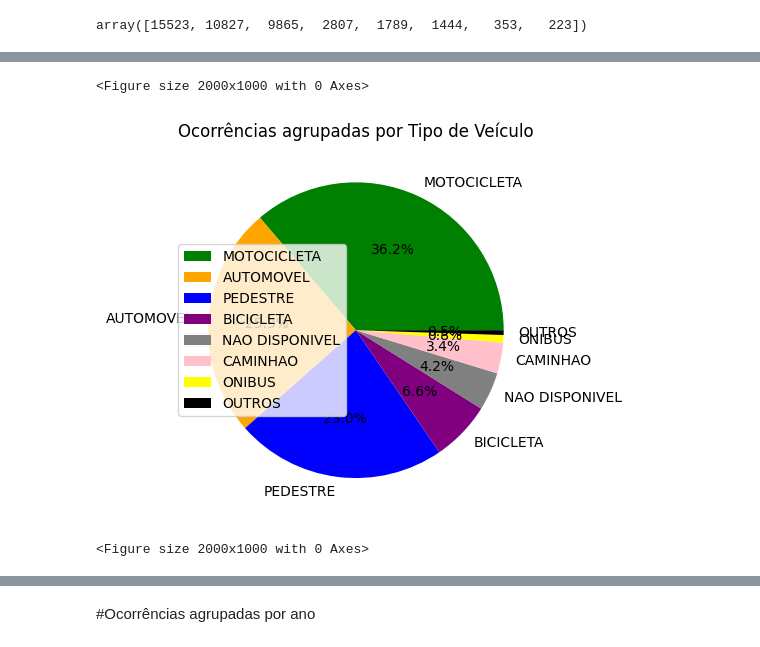
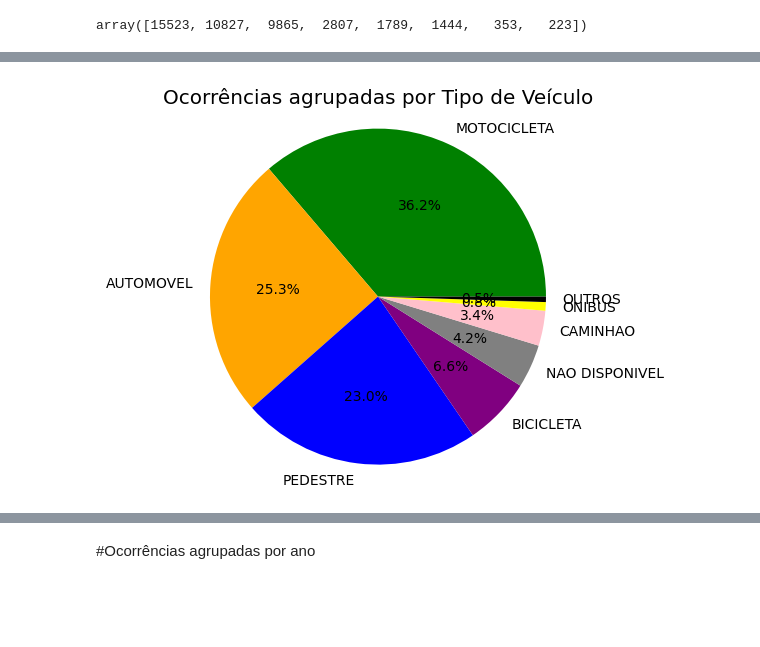
Before and after one commit to luizfernando120/Projeto-teste, a Jupyter notebook: Cópia_de_Projeto_07_Abril.ipynb, the cells around one changed output, grey strips where cells are left out. Drawn from its saved outputs; the diff is of its cells as text; code cells hidden in the pictures; blank space fills up the shorter version.

```diff
--- a/Cópia_de_Projeto_07_Abril.ipynb
+++ b/Cópia_de_Projeto_07_Abril.ipynb
@@ -68,8 +59,8 @@ sexos = ['MASCULINO','FEMININO','NAO DISPONIVEL']
 count_sexos = [34801,7563,467]
 cores_sexo = ['green','red','gray']
 # %%
+plt.style.use("ggplot")
 grafico_sexos = plt.bar(sexos,count_sexos, align ='center', color = cores_sexo)
-plt.xlabel('Sexo')
 plt.title('Ocorrências agrupadas por Sexo')
 plt.show(grafico_sexos)
 # %% [output]
@@ -80,7 +71,9 @@ Agrupamos as informações obtidas para visualizar melhor os números de acident
 # %%
+plt.style.use("ggplot")
 pizza_sexos = plt.pie(count_sexos, labels=sexos, colors = cores_sexo, autopct = '%1.1f%%')
 plt.title('Ocorrências agrupadas por Sexo')
-plt.legend(['MASCULINO','FEMININO','NAO DISPONIVEL'],loc = 3)
-plt.show
+plt.legend(['MASCULINO','FEMININO','NAO DISPONIVEL'],loc = 'upper right')
+plt.axis('equal')
+plt.show(pizza_sexos)
 # %% [output]
 <function matplotlib.pyplot.show(close=None, block=None)>
@@ -160,6 +161,7 @@ veiculos =['MOTOCICLETA', 'AUTOMOVEL', 'PEDESTRE', 'BICICLETA', 'NAO DISPONIVEL'
 quantidade = [15523, 10827,  9865,  2807,  1789,  1444,   353,   223]
 cores_automoveis = ['green','orange','blue','purple','gray','pink','yellow','black']
 # %%
+plt.style.use("ggplot")
 grafico_automoveis = plt.barh(veiculos,quantidade, align ='center', color = cores_automoveis)
 plt.title('Ocorrências agrupadas por Tipo de Veículo')
 plt.show(grafico_automoveis)
@@ -170,9 +178,8 @@ Conforme a análise do gráfico acima, concluímos que
 # %%
+plt.style.use("ggplot")
 pizza_veiculos = plt.pie(quantidade, labels=veiculos, colors = cores_automoveis, autopct = '%1.1f%%')
 plt.title('Ocorrências agrupadas por Tipo de Veículo')
-plt.legend(['MOTOCICLETA', 'AUTOMOVEL', 'PEDESTRE', 'BICICLETA', 'NAO DISPONIVEL', 'CAMINHAO', 'ONIBUS', 'OUTROS'],loc = 'center left')
-plt.figure(figsize=(20,10))
+plt.axis('equal')
+plt.show(pizza_veiculos)
 # %% [output]
-<Figure size 2000x1000 with 0 Axes>
-[figure, old version]
+[figure, new version]
-<Figure size 2000x1000 with 0 Axes>
```
Also changed, not shown: parts of 20 cells of this notebook.
